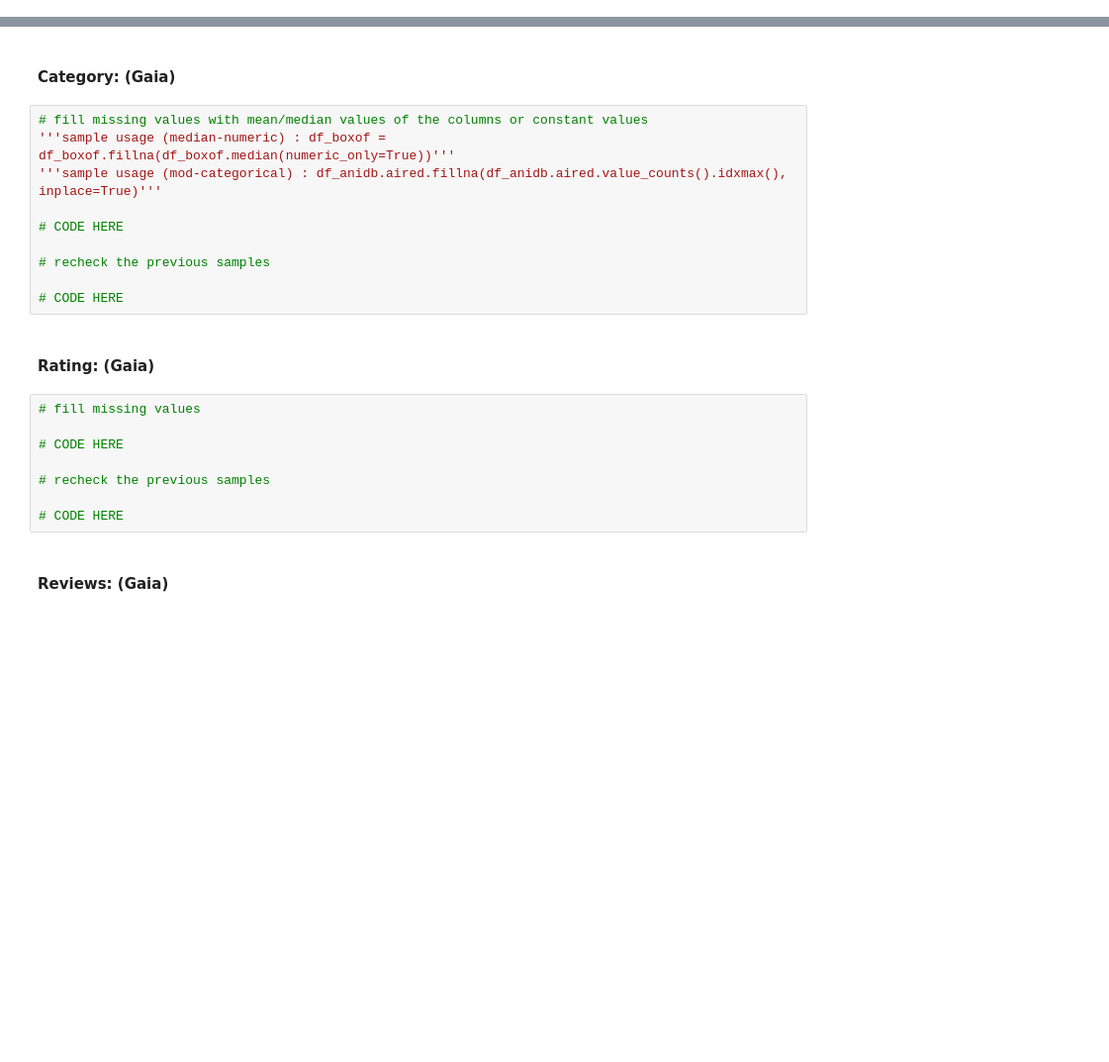
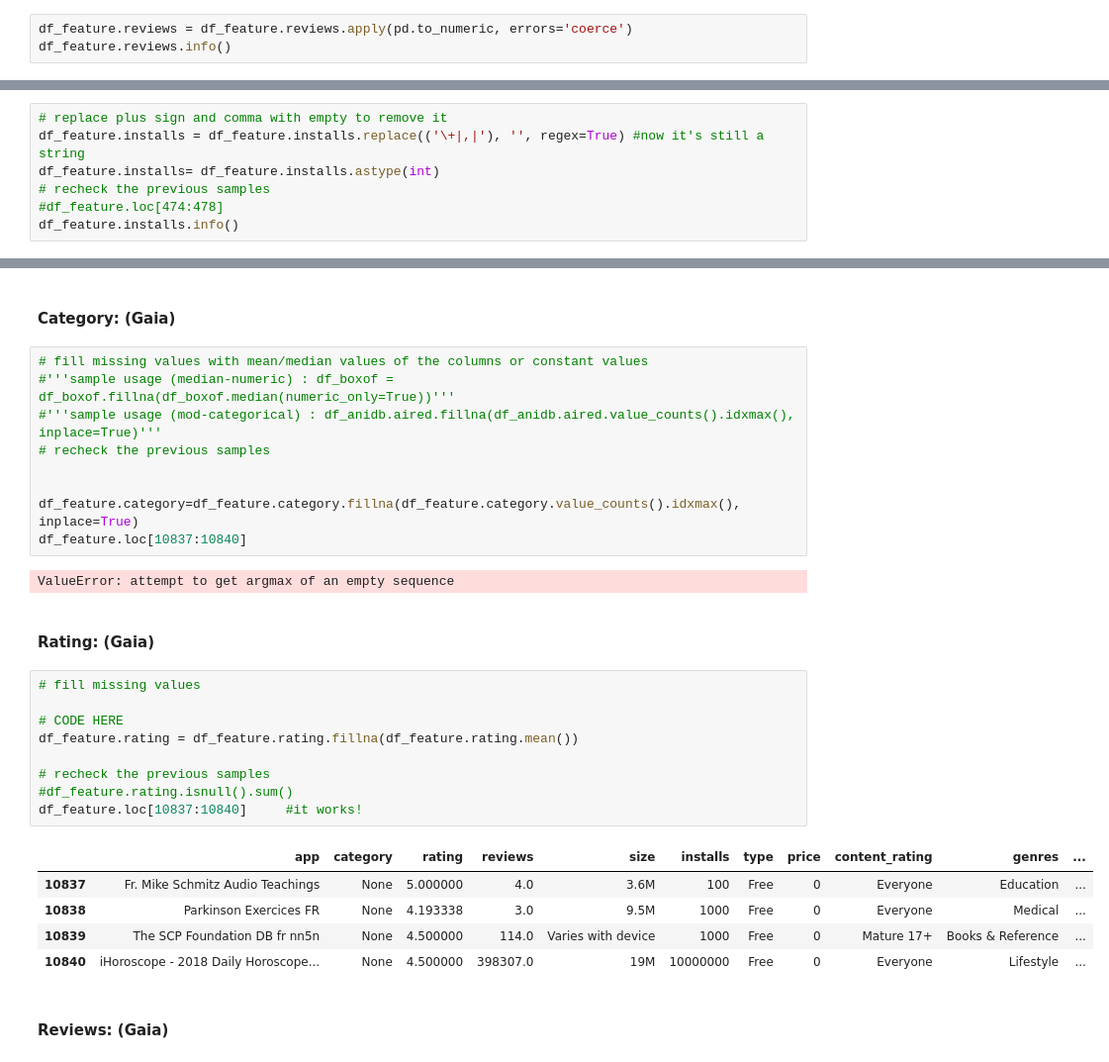
Before and after one commit to GOliviero92/Google-Apps-Analysis, a Jupyter notebook: data_cleaning.ipynb, the cells around one changed output, grey strips where cells are left out. Shown: that part at 99% size. Saved outputs shown, nothing was run; the diff lists cells and outputs as text; blank space fills up the shorter version.

```diff
--- a/data_cleaning.ipynb
+++ b/data_cleaning.ipynb
@@ -165,2 +157,5 @@ Review: app, translated_review, sentiment, sentiment_polarity, sentiment_subject
 # %% [markdown]
 #### Reviews: (Gaia)
+# %%
+df_feature.reviews = df_feature.reviews.apply(pd.to_numeric, errors='coerce')
+df_feature.reviews.info()
@@ -169,2 +178,9 @@ Review: app, translated_review, sentiment, sentiment_polarity, sentiment_subject
 # %% [markdown]
 #### Installs: (Gaia)
+# %%
+# replace plus sign and comma with empty to remove it
+df_feature.installs = df_feature.installs.replace(('\+|,|'), '', regex=True) #now it's still a string
+df_feature.installs= df_feature.installs.astype(int)
+# recheck the previous samples
+#df_feature.loc[474:478]
+df_feature.installs.info()
@@ -286,24 +315,32 @@ df_feature.loc[10837:10840]
 #### Category: (Gaia)
 # %%
 # fill missing values with mean/median values of the columns or constant values
-'''sample usage (median-numeric) : df_boxof = df_boxof.fillna(df_boxof.median(numeric_only=True))'''
-'''sample usage (mod-categorical) : df_anidb.aired.fillna(df_anidb.aired.value_counts().idxmax(), inplace=True)'''
-
-# CODE HERE
-
+#'''sample usage (median-numeric) : df_boxof = df_boxof.fillna(df_boxof.median(numeric_only=True))'''
+#'''sample usage (mod-categorical) : df_anidb.aired.fillna(df_anidb.aired.value_counts().idxmax(), inplace=True)'''
 # recheck the previous samples
 
-# CODE HERE
+
+df_feature.category=df_feature.category.fillna(df_feature.category.value_counts().idxmax(), inplace=True)
+df_feature.loc[10837:10840]
+# %% [output]
+ValueError: attempt to get argmax of an empty sequence
 # %% [markdown]
 #### Rating: (Gaia)
 # %%
 # fill missing values
 
 # CODE HERE
+df_feature.rating = df_feature.rating.fillna(df_feature.rating.mean())
 
 # recheck the previous samples
-
-# CODE HERE
+#df_feature.rating.isnull().sum()
+df_feature.loc[10837:10840]     #it works!
+# %% [output]
+|  | app | category | rating | reviews | size | installs | type | price | content_rating | genres | ... |
+| 10837 | Fr. Mike Schmitz Audio Teachings | None | 5.000000 | 4.0 | 3.6M | 100 | Free | 0 | Everyone | Education | ... |
+| 10838 | Parkinson Exercices FR | None | 4.193338 | 3.0 | 9.5M | 1000 | Free | 0 | Everyone | Medical | ... |
+| 10839 | The SCP Foundation DB fr nn5n | None | 4.500000 | 114.0 | Varies with device | 1000 | Free | 0 | Mature 17+ | Books & Reference | ... |
+| 10840 | iHoroscope - 2018 Daily Horoscope... | None | 4.500000 | 398307.0 | 19M | 10000000 | Free | 0 | Everyone | Lifestyle | ... |
 # %% [markdown]
 #### Reviews: (Gaia)
 # %%
```
Also changed, not shown: parts of 17 cells of this notebook.
